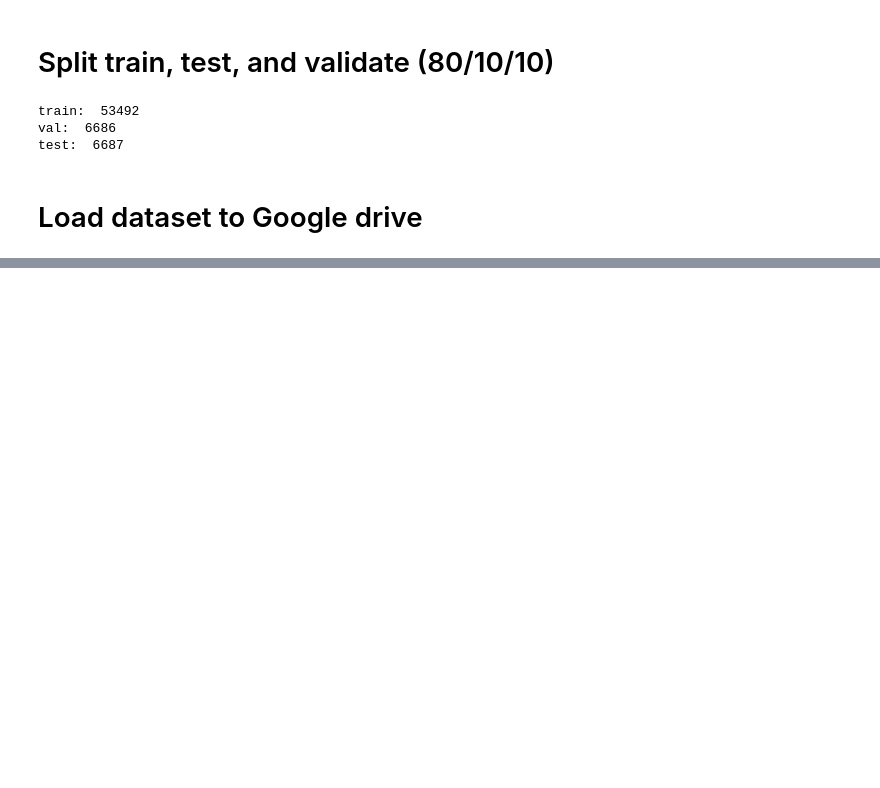
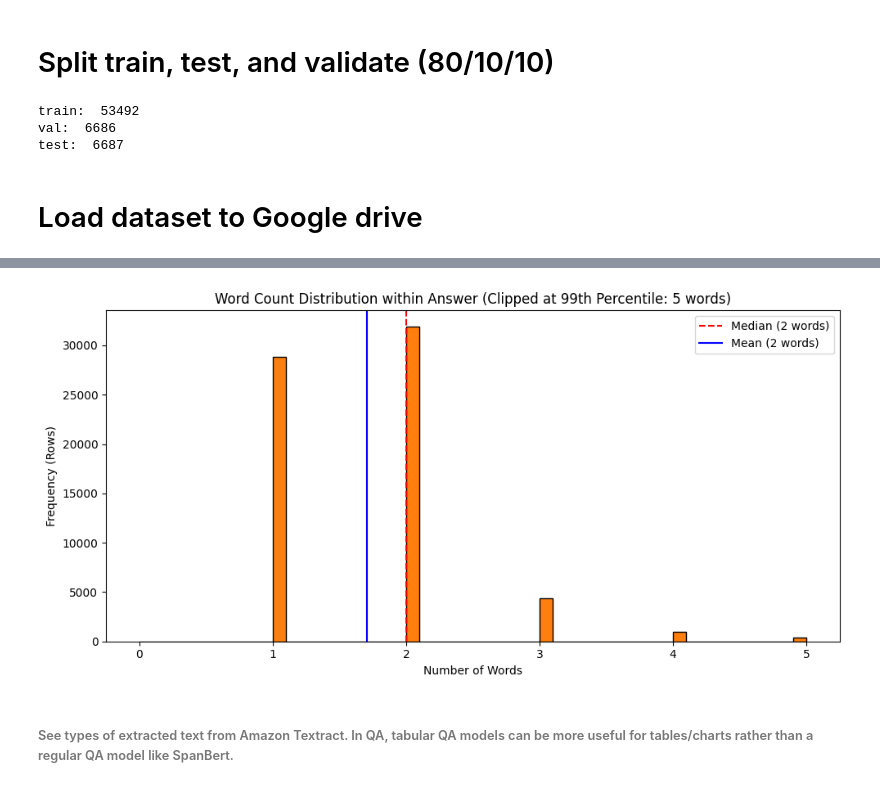
Before and after one commit to fayedraza1234/image-to-text-for-qa, a Jupyter notebook: EDA/Part_2_EDA_QA.ipynb, the cells around one changed output, grey strips where cells are left out. Saved outputs shown, nothing was run; the diff lists cells and outputs as text; code cells hidden in the pictures; blank space fills up the shorter version.

```diff
--- a/EDA/Part_2_EDA_QA.ipynb
+++ b/EDA/Part_2_EDA_QA.ipynb
@@ -1071,0 +1118,44 @@ True
+# %%
+df_clean["answer_count"] = (
+    df_clean["answer"].fillna("").astype(str).str.split().apply(len)
+)
+# %%
+word_counts = df_clean["answer_count"]
+p99_words = int(np.percentile(word_counts, 99))
+median_val = word_counts.median()
+mean_val = word_counts.mean()
+
+plt.figure(figsize=(10, 5))
+plt.hist(
+    word_counts,
+    bins=50,
+    range=(0, p99_words),
+    color="#ff7f0e",
+    edgecolor="black",
+)
+
+plt.axvline(
+    median_val,
+    color="red",
+    linestyle="dashed",
+    linewidth=1.5,
+    label=f"Median ({median_val:.0f} words)",
+)
+plt.axvline(
+    mean_val,
+    color="blue",
+    linestyle="solid",
+    linewidth=1.5,
+    label=f"Mean ({mean_val:.0f} words)",
+)
+
+plt.title(f"Word Count Distribution within Answer (Clipped at 99th Percentile: {p99_words:,} words)")
+plt.xlabel("Number of Words")
+plt.ylabel("Frequency (Rows)")
+plt.legend()
+plt.tight_layout()
+plt.show()
+# %% [output]
+[figure, added]
+# %% [markdown]
+###### See types of extracted text from Amazon Textract. In QA, tabular QA models can be more useful for tables/charts rather than a regular QA model like SpanBert.
```
Also changed, not shown: parts of 10 cells of this notebook.
